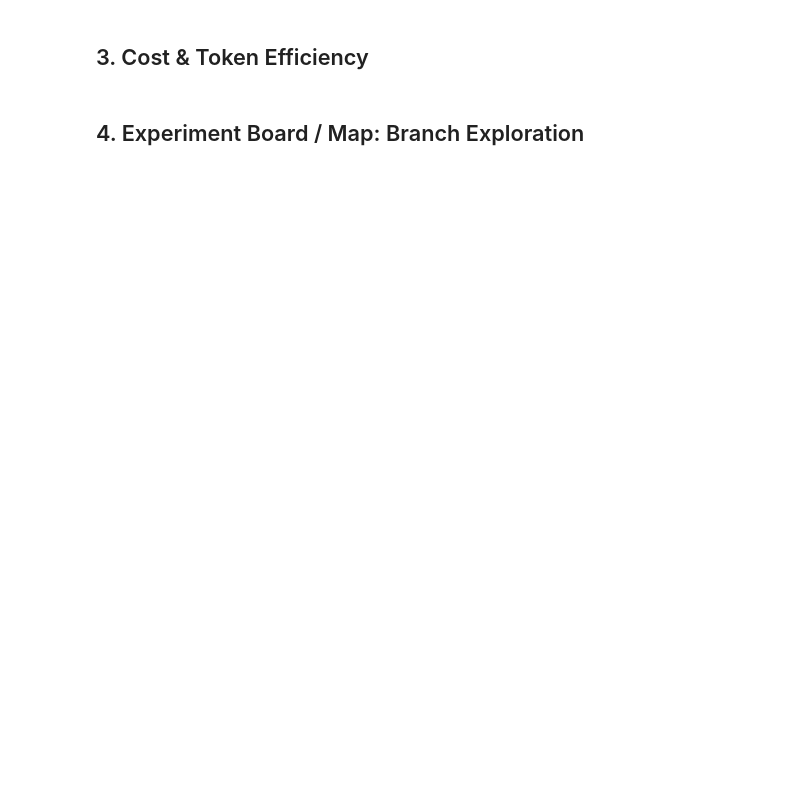
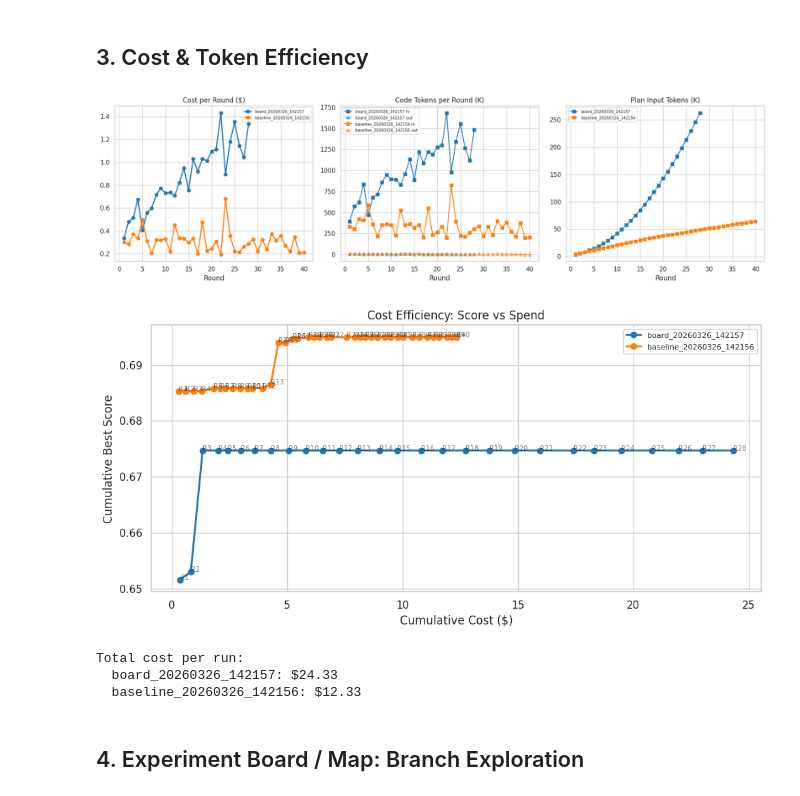
Before and after one commit to JerryYan123/mlAgent, a Jupyter notebook: try_visual.ipynb, the cells around one changed output. Drawn from its saved outputs; the diff is of its cells as text; code cells hidden in the pictures; blank space fills up the shorter version.

```diff
--- a/try_visual.ipynb
+++ b/try_visual.ipynb
@@ -6,19 +6,14 @@ Compare selected runs across different strategies/architectures. Understand scor
 # ====== CONFIG: edit these to select runs ======
 
 # Option 1: Specify run folder paths directly (takes priority if non-empty)
+RUN_PATHS = [
+    "workspace/run_20260326_142157_board_random-acts-of-pizza",
+    "workspace/run_20260326_142156_random-acts-of-pizza",
+]
 # RUN_PATHS = [
-#     "workspace/pack_20260324_173330/run_20260324_152740_board_spooky-author-identification",
-#     "workspace/pack_20260324_173330/run_20260324_152636_spooky-author-identification",
+#     "workspace/run_20260326_173018_spooky-author-identification",
+#     "workspace/run_20260326_173018_board_spooky-author-identification",
 # ]
-# RUN_PATHS = [
-#     "workspace/pack_20260325_213400/run_20260325_182052_spooky-author-identification",
-#     "workspace/pack_20260325_213400/run_20260325_182132_board_spooky-author-identification",
-#     "workspace/pack_20260325_213400/run_20260325_182151_todo_spooky-author-identification",
-# ]
-RUN_PATHS = [
-    "workspace/run_20260326_173018_spooky-author-identification",
-    "workspace/run_20260326_173018_board_spooky-author-identification",
-]
 
 # Option 2: Auto-discover runs from workspace, with optional filters
 WORKSPACE = "workspace"        # root folder containing packs
@@ -28,7 +23,7 @@ FILTER_TIME_BEFORE = ""        # e.g. "20260324_180000" (empty = all)
 FILTER_STRATEGY = ""           # e.g. "board" or "todo" or "" for all
 
 # Display
-LOWER_IS_BETTER = True         # set False if your metric is accuracy-like
+LOWER_IS_BETTER = False         # set False if your metric is accuracy-like
 # %%
 import json, re
 from pathlib import Path
@@ -203,38 +206,42 @@ if has_cost:
     axes[1].set_title("Code Tokens per Round (K)")
     axes[2].set_title("Plan Input Tokens (K)")
     for ax in axes:
         ax.set_xlabel("Round")
         ax.legend(fontsize=7)
     plt.tight_layout()
     plt.show()
 
     # Cumulative cost vs score improvement
     fig, ax = plt.subplots(figsize=(10, 5))
     for r in has_cost:
-        scores = get_scores(r)
-        cum_best = np.array([
-            (np.nanmin(scores[:j+1]) if LOWER_IS_BETTER else np.nanmax(scores[:j+1]))
-            for j in range(len(scores))
-        ])
+        scores = np.array([rd["grade"]["score"] for rd in r["log"]])
+        cum_best = cum_fn(scores)
         cum_cost = np.cumsum([rd["estimated_cost_usd"] for rd in r["log"]])
         ax.plot(cum_cost, cum_best, marker="o", label=r["label"], color=r["color"], linewidth=2)
+        # Annotate rounds
         for j, rd in enumerate(r["log"]):
             ax.annotate(f"R{rd['round']}", (cum_cost[j], cum_best[j]), fontsize=7, alpha=0.6)
     ax.set_xlabel("Cumulative Cost ($)")
     ax.set_ylabel("Cumulative Best Score")
     ax.set_title("Cost Efficiency: Score vs Spend")
     if LOWER_IS_BETTER:
         ax.invert_yaxis()
     ax.legend(fontsize=8)
     plt.tight_layout()
     plt.show()
 
     print("\nTotal cost per run:")
     for r in has_cost:
         total = sum(rd["estimated_cost_usd"] for rd in r["log"])
         print(f"  {r['label']}: ${total:.2f}")
 else:
     print("No runs have cost data.")
+# %% [output]
+[figure, added]
+[figure, added]
+Total cost per run:
+  board_20260326_142157: $24.33
+  baseline_20260326_142156: $12.33
 # %% [markdown]
 ## 4. Experiment Board / Map: Branch Exploration
 # %%
```
Also changed, not shown: parts of 8 cells of this notebook, 2 other files.
